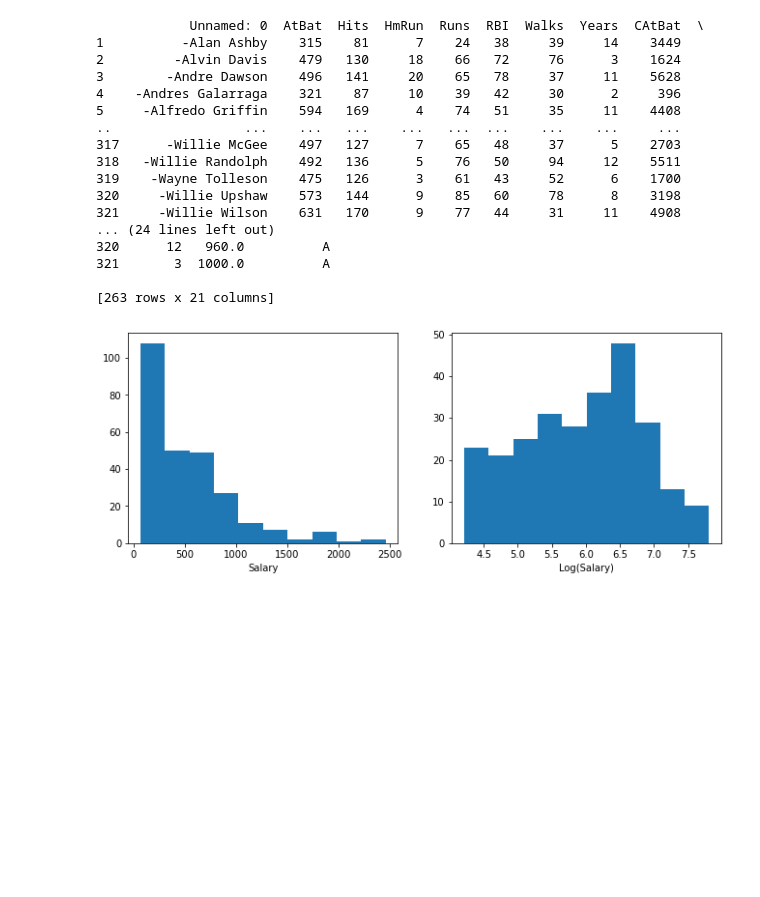
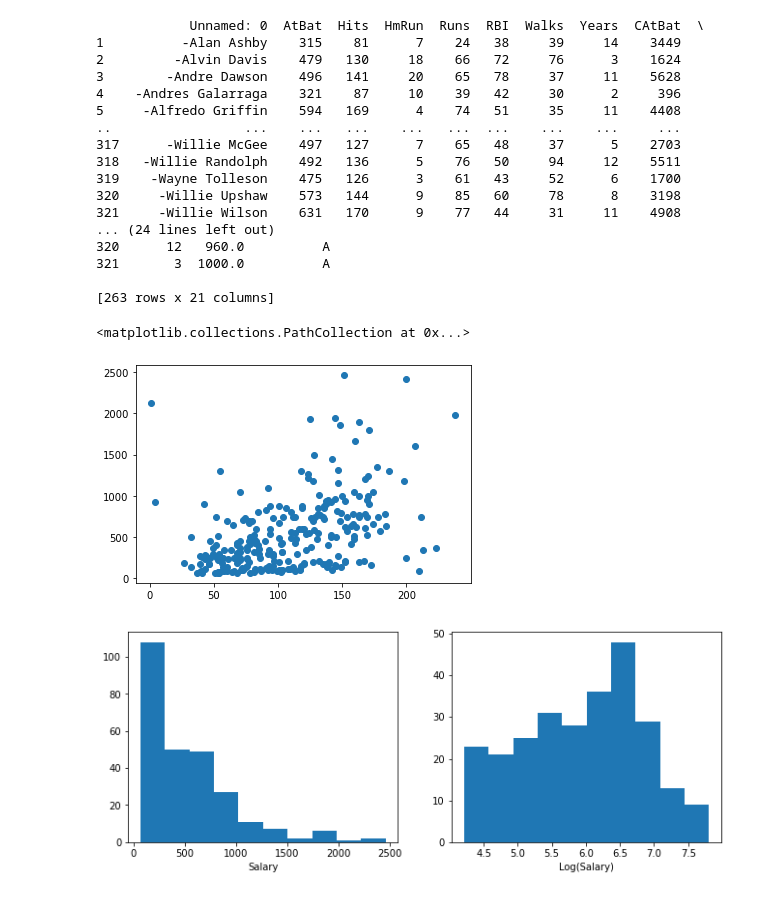
Before and after one commit to Ajim63/FIN-410-Python-Codes-and-Data, a Jupyter notebook: Python Codes/Chapter 8 - Tree-based Methods py.ipynb, the cells around one changed output. Cells and saved outputs as stored; diff of their text form; code cells hidden in the pictures; blank space fills up the shorter version.

```diff
--- a/Python Codes/Chapter 8 - Tree-based Methods py.ipynb
+++ b/Python Codes/Chapter 8 - Tree-based Methods py.ipynb
@@ -82,6 +82,11 @@ df
 321       3  1000.0          A
 
 [263 rows x 21 columns]
+# %%
+plt.scatter( df["Hits"], df["Salary"])
+# %% [output]
+<matplotlib.collections.PathCollection at 0x...>
+[figure, added]
 # %%
 #X = df[["Years", "Hits"]].as_matrix()
 X = df[["Years", "Hits"]].values
```
Also changed, not shown: parts of 4 cells of this notebook.
